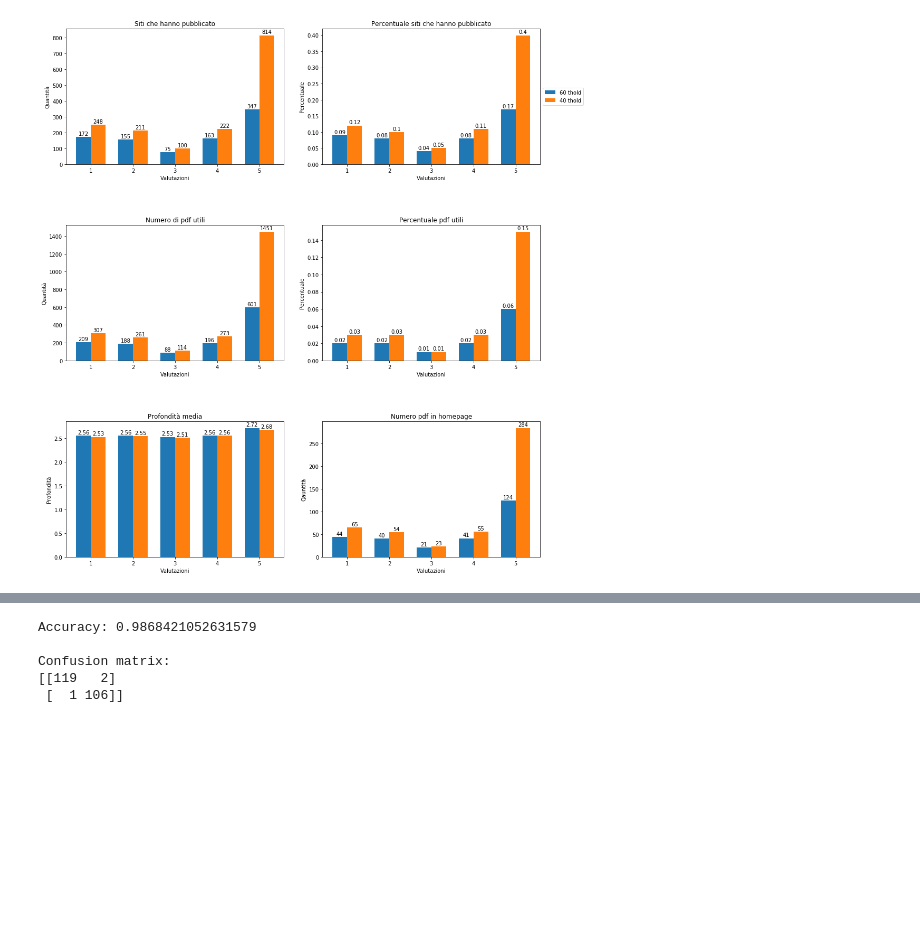
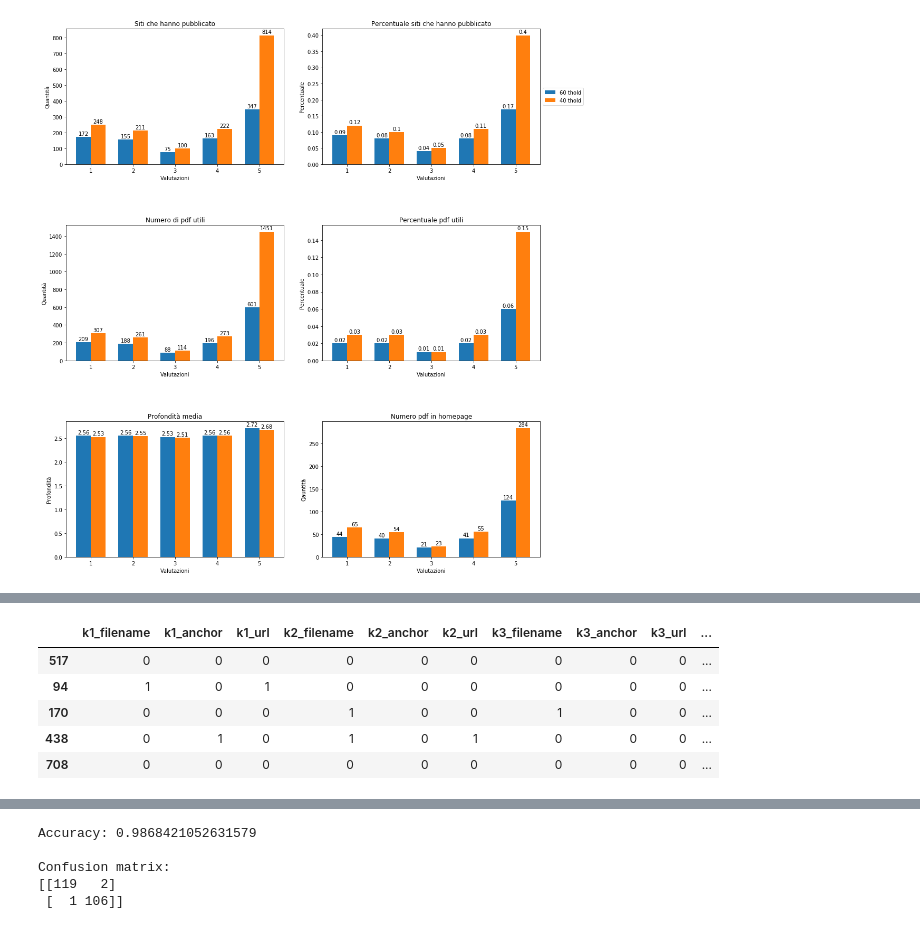
Before and after one commit to tomfran/sustainability_reports_analysis, a Jupyter notebook: notebook.ipynb, the cells around one changed output, grey strips where cells are left out. Cells and saved outputs as stored; diff of their text form; code cells hidden in the pictures; blank space fills up the shorter version.

```diff
--- a/notebook.ipynb
+++ b/notebook.ipynb
@@ -169,0 +177,11 @@ Il modello usato è una __support vector machine__, visti gli ottimi risultati s
+# %%
+dataset_path = "links_classifiers/data/dataset.csv"
+data = pd.read_csv(dataset_path)
+data.sample(n=5)
+# %% [output]
+|  | k1_filename | k1_anchor | k1_url | k2_filename | k2_anchor | k2_url | k3_filename | k3_anchor | k3_url | ... |
+| 517 | 0 | 0 | 0 | 0 | 0 | 0 | 0 | 0 | 0 | ... |
+| 94 | 1 | 0 | 1 | 0 | 0 | 0 | 0 | 0 | 0 | ... |
+| 170 | 0 | 0 | 0 | 1 | 0 | 0 | 1 | 0 | 0 | ... |
+| 438 | 0 | 1 | 0 | 1 | 0 | 1 | 0 | 0 | 0 | ... |
+| 708 | 0 | 0 | 0 | 0 | 0 | 0 | 0 | 0 | 0 | ... |
```
Also changed, not shown: parts of 15 cells of this notebook, 1 other file.
